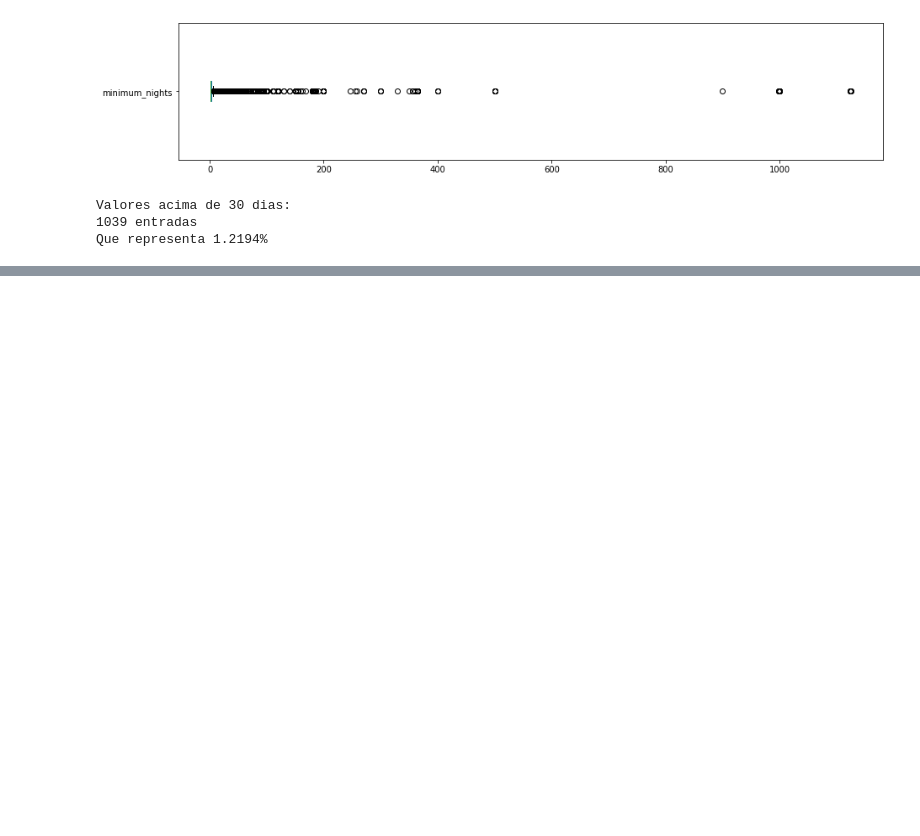
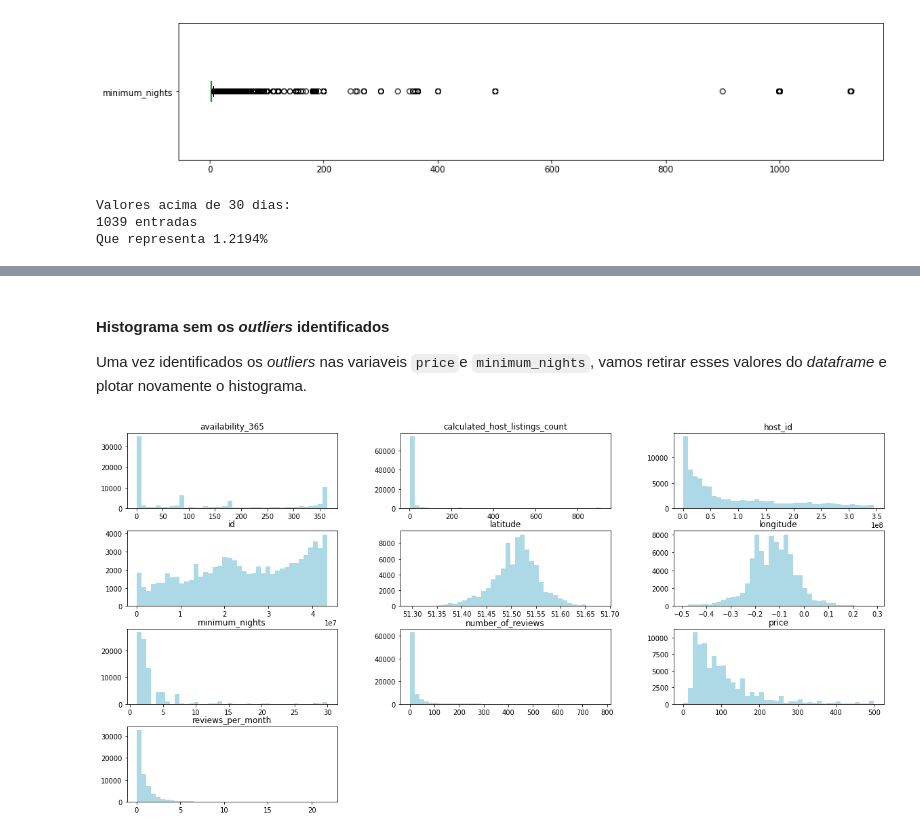
Before and after one commit to gorselli14/Portifolio_Projetos, a Jupyter notebook: Análise_dos_dados_do_Airbnb_(Londres).ipynb, the cells around one changed output, grey strips where cells are left out. Saved outputs shown, nothing was run; the diff lists cells and outputs as text; code cells hidden in the pictures; blank space fills up the shorter version.

```diff
--- a/Análise_dos_dados_do_Airbnb_(Londres).ipynb
+++ b/Análise_dos_dados_do_Airbnb_(Londres).ipynb
@@ -181,0 +196,19 @@ Que representa 1.2194%
+# %% [markdown]
+#### Histograma sem os *outliers* identificados
+
+Uma vez identificados os *outliers* nas variaveis `price`e `minimum_nights`, vamos retirar esses valores do *dataframe* e plotar novamente o histograma.
+# %%
+#remover os outliers montando um novo dataframe
+# tamanho do dataframe original 85207 rows × 16 columns
+
+df_clean = df.copy()
+df_clean.drop(df_clean[df_clean.price>500].index, axis=0, inplace=True)
+df_clean.drop(df_clean[df_clean.minimum_nights>30].index, axis=0, inplace=True)
+
+#remover a variáver neighbourhood_group pois está vazia
+df_clean.drop('neighbourhood_group', axis=1, inplace=True)
+
+#plortar o histograma para variáveis numéricas
+df_clean.hist(bins=40, figsize=(20,10), color='lightblue', grid=False);
+# %% [output]
+[figure, added]
```
Also changed, not shown: parts of 18 cells of this notebook.
